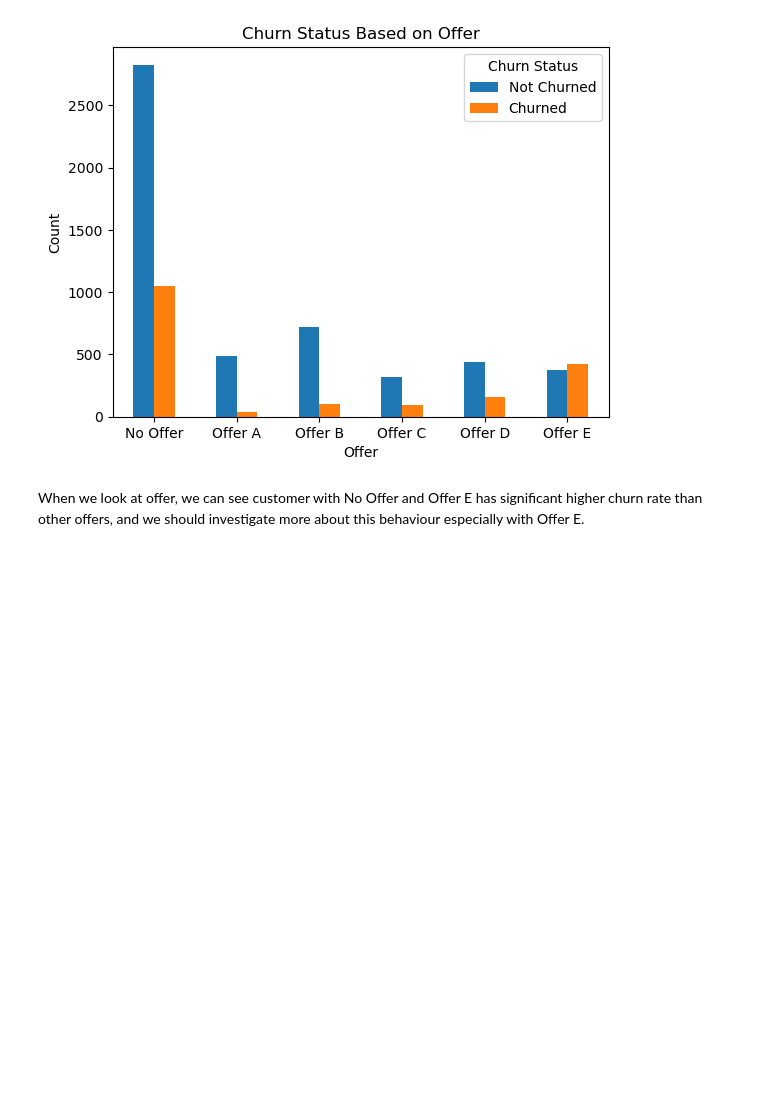
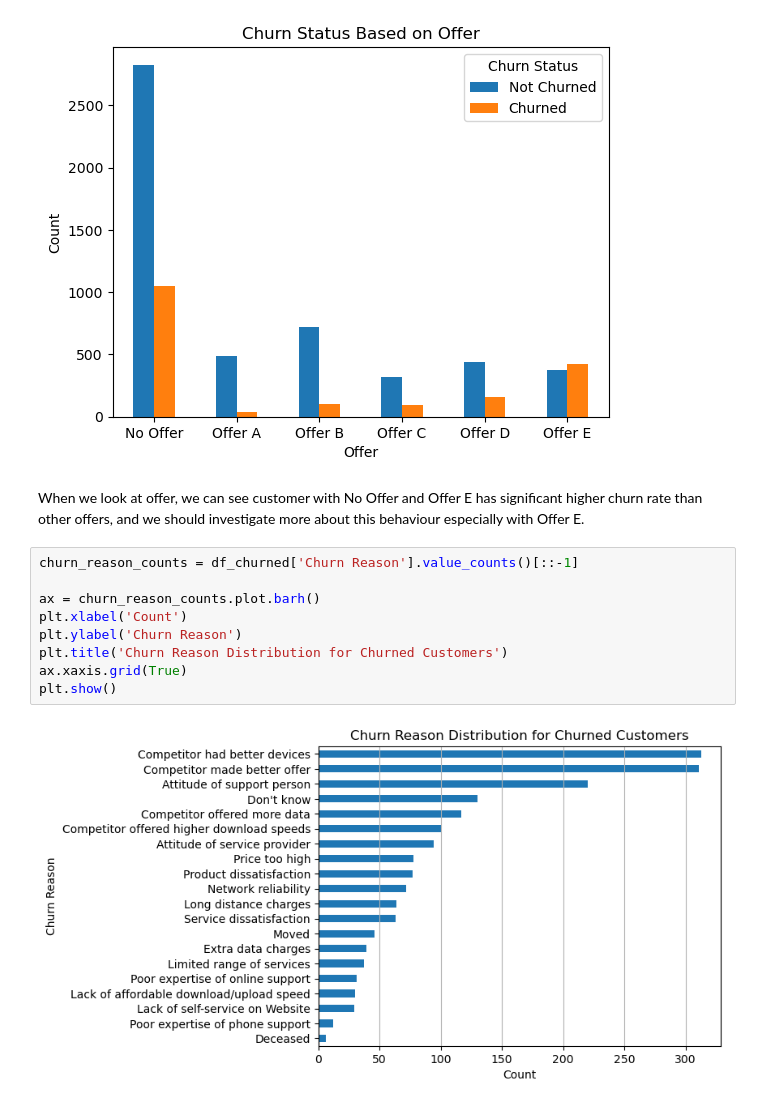
Before and after one commit to Jacky-Lam-CY/PROG74010-DataProject, a Jupyter notebook: PROG74010-DataProject.ipynb, the cells around one changed output. Drawn from its saved outputs; the diff is of its cells as text; blank space fills up the shorter version.

```diff
--- a/PROG74010-DataProject.ipynb
+++ b/PROG74010-DataProject.ipynb
@@ -898,3 +898,14 @@ plot_bar_chart_by_churn_value('Offer')
 [figure]
 # %% [markdown]
 When we look at offer, we can see customer with No Offer and Offer E has significant higher churn rate than other offers, and we should investigate more about this behaviour especially with Offer E.
+# %%
+churn_reason_counts = df_churned['Churn Reason'].value_counts()[::-1]
+
+ax = churn_reason_counts.plot.barh()
+plt.xlabel('Count')
+plt.ylabel('Churn Reason')
+plt.title('Churn Reason Distribution for Churned Customers')
+ax.xaxis.grid(True)
+plt.show()
+# %% [output]
+[figure, added]
```
Also changed, not shown: parts of 10 cells of this notebook.
